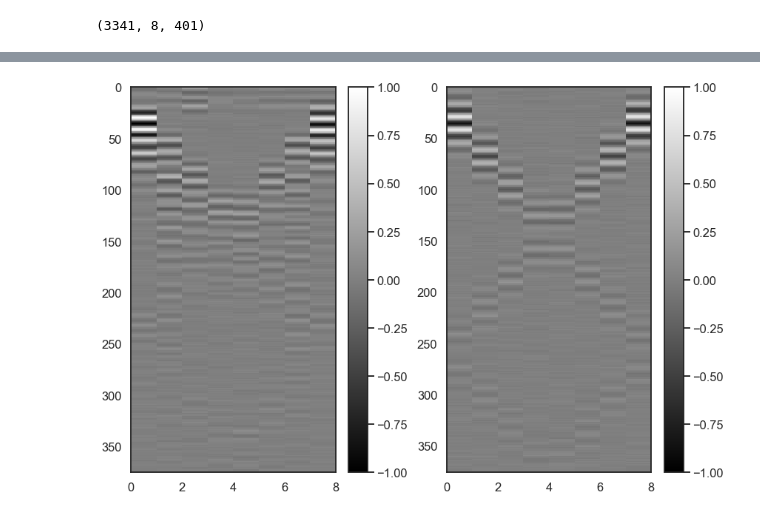
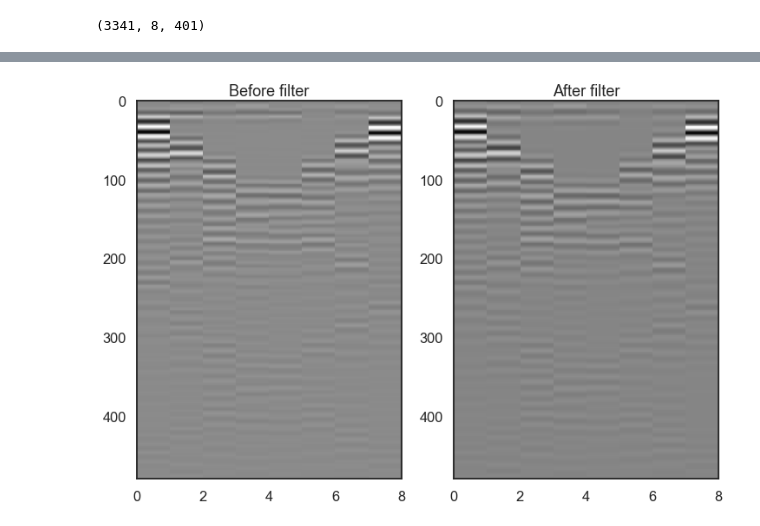
Before and after one commit to MagnsW/Comsol_ML, a Jupyter notebook: notebooks/02d_Comsol_ML_f80_verasonics.ipynb, the cells around one changed output, grey strips where cells are left out. Drawn from its saved outputs; the diff is of its cells as text; code cells hidden in the pictures.

```diff
--- a/notebooks/02d_Comsol_ML_f80_verasonics.ipynb
+++ b/notebooks/02d_Comsol_ML_f80_verasonics.ipynb
@@ -227,0 +296,12 @@ X_sample_n.max()
+# %%
+plt.figure(figsize=(12,8))
+plt.subplot(121)
+plt.pcolormesh(data_stack_scaled_resamp[:,:].T, cmap='gray')
+plt.gca().invert_yaxis()
+plt.title('Before filter')
+plt.subplot(122)
+plt.pcolormesh(sig_ff[:,:].T, cmap='gray')
+plt.gca().invert_yaxis()
+plt.title('After filter');
+# %% [output]
+[figure, added]
@@ -228,17 +312,2 @@ X_sample_n.max()
 # %%
 data_stack_scaled_resamp_n = data_stack_scaled_resamp + make_noise(noisedb, data_stack_scaled_resamp.shape)
-# %%
-plt.figure(figsize=(12,8))
-plt.subplot(121)
-plt.pcolormesh(data_stack_scaled_resamp_n[:,:375].T, cmap='gray')
-plt.gca().invert_yaxis()
-plt.clim(-1, 1)
-plt.colorbar()
-plt.subplot(122)
-plt.pcolormesh(X_sample_n[42,:,25:].T, cmap='gray')
-plt.gca().invert_yaxis()
-plt.clim(-1,1)
-plt.colorbar()
-plt.tight_layout()
-# %% [output]
-[figure, removed]
```
Also changed, not shown: parts of 102 cells of this notebook, 18 other files.
